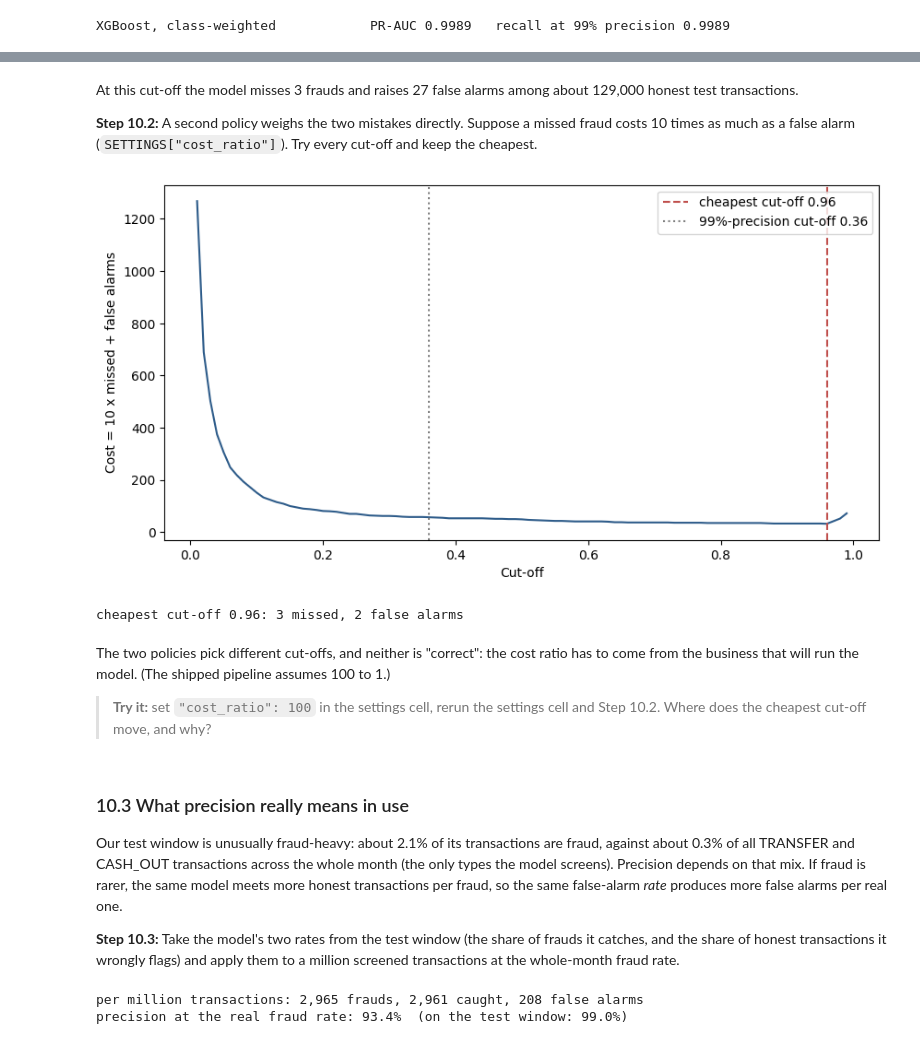
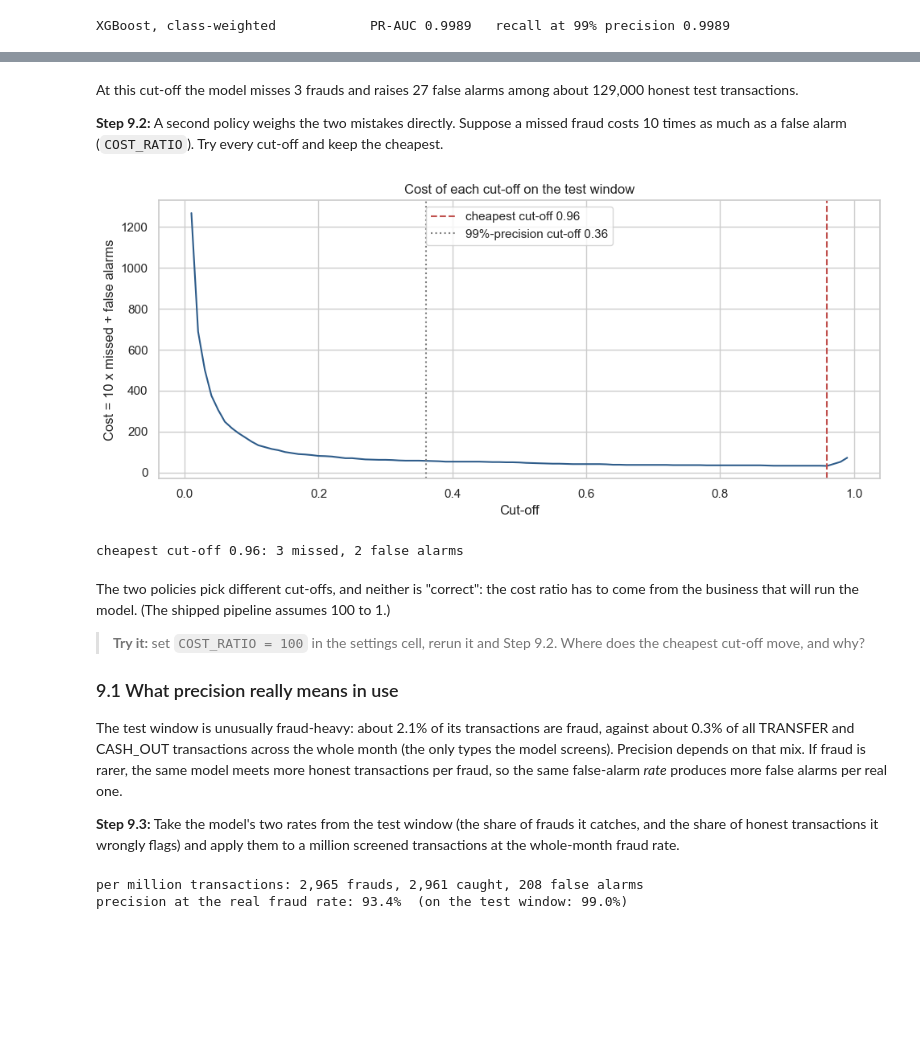
Before and after one commit to alvenyuka/Fraud-Detection-System, a Jupyter notebook: Fraud_Detection_System.ipynb, the cells around one changed output, grey strips where cells are left out. Saved outputs shown, nothing was run; the diff lists cells and outputs as text; code cells hidden in the pictures; blank space fills up the shorter version.

```diff
--- a/Fraud_Detection_System.ipynb
+++ b/Fraud_Detection_System.ipynb
@@ -250,10 +426,0 @@ missing values directly.
-# %%
-features.loc[zero_pair, ["oldBalanceDest", "newBalanceDest"]] = -1
-
-orig_zero_pair = (features["oldBalanceOrig"] == 0) & (features["newBalanceOrig"] == 0) & (features["amount"] > 0)
-features.loc[orig_zero_pair, ["oldBalanceOrig", "newBalanceOrig"]] = np.nan
-
-features["errorBalanceOrig"] = features["newBalanceOrig"] + features["amount"] - features["oldBalanceOrig"]
-features["errorBalanceDest"] = features["oldBalanceDest"] + features["amount"] - features["newBalanceDest"]
-
-features.loc[[2, 3], ["amount", "errorBalanceOrig", "errorBalanceDest"]]
@@ -388,0 +431,4 @@ recall we can get while keeping precision at or above 99%.
+# %%
+features.loc[recipient_zero_pair, ["oldBalanceDest", "newBalanceDest"]] = -1
+features.loc[sender_zero_pair, ["oldBalanceOrig", "newBalanceOrig"]] = np.nan
+print(f"recipient balances marked -1: {int(recipient_zero_pair.sum()):,}   sender balances set to NaN: {int(sender_zero_pair.sum()):,}")
@@ -388,0 +540,8 @@ recall we can get while keeping precision at or above 99%.
+# %%
+train_mask = features["step"] <= SPLIT_STEP
+
+X_train, y_train = features.loc[train_mask, MODEL_COLS], target[train_mask]
+X_test, y_test = features.loc[~train_mask, MODEL_COLS], target[~train_mask]
+
+print(f"training: {len(X_train):>9,} transactions, fraud rate {y_train.mean():.2%}, {int(y_train.sum()):,} frauds")
+print(f"test:     {len(X_test):>9,} transactions, fraud rate {y_test.mean():.2%}, {int(y_test.sum()):,} frauds")
@@ -388,0 +570,7 @@ recall we can get while keeping precision at or above 99%.
+# %%
+from sklearn.tree import DecisionTreeClassifier, export_text
+
+tree_cols = ["errorBalanceOrig", "errorBalanceDest"]
+tree = DecisionTreeClassifier(max_depth=2, class_weight="balanced", random_state=SEED)
+tree.fit(X_train[tree_cols].fillna(0), y_train)
+print(export_text(tree, feature_names=tree_cols))
@@ -468,41 +742,47 @@ actually fraud                3           2751
 At this cut-off the model misses 3 frauds and raises 27 false alarms among about 129,000 honest test
 transactions.
 
-**Step 10.2:** A second policy weighs the two mistakes directly. Suppose a missed fraud costs 10 times as much as
-a false alarm (`SETTINGS["cost_ratio"]`). Try every cut-off and keep the cheapest.
+**Step 9.2:** A second policy weighs the two mistakes directly. Suppose a missed fraud costs 10 times as much as
+a false alarm (`COST_RATIO`). Try every cut-off and keep the cheapest.
 # %%
 cutoffs = np.linspace(0.01, 0.99, 99)
 missed = np.array([int(((xgb_scores < c) & (y_test == 1)).sum()) for c in cutoffs])
 false_alarms = np.array([int(((xgb_scores >= c) & (y_test == 0)).sum()) for c in cutoffs])
-cost = SETTINGS["cost_ratio"] * missed + false_alarms
+cost = COST_RATIO * missed + false_alarms
 cheapest = int(cost.argmin())
 
-plt.plot(cutoffs, cost, color="#2e5c8a")
-plt.axvline(cutoffs[cheapest], color="#c0504d", linestyle="--", label=f"cheapest cut-off {cutoffs[cheapest]:.2f}")
-plt.axvline(operating_threshold, color="gray", linestyle=":", label=f"99%-precision cut-off {operating_threshold:.2f}")
-plt.xlabel("Cut-off"); plt.ylabel(f"Cost = {SETTINGS['cost_ratio']} x missed + false alarms"); plt.legend()
+fig, ax = plt.subplots(figsize=(10, 4.5))
+ax.plot(cutoffs, cost, color="#2e5c8a")
+ax.axvline(cutoffs[cheapest], color="#c0504d", linestyle="--", label=f"cheapest cut-off {cutoffs[cheapest]:.2f}")
+ax.axvline(operating_threshold, color="gray", linestyle=":", label=f"99%-precision cut-off {operating_threshold:.2f}")
+ax.set_xlabel("Cut-off")
+ax.set_ylabel(f"Cost = {COST_RATIO} x missed + false alarms")
+ax.set_title("Cost of each cut-off on the test window")
+ax.legend()
+plt.tight_layout()
+plt.savefig("figs/cost_curve.png", dpi=150, bbox_inches="tight")
 plt.show()
 print(f"cheapest cut-off {cutoffs[cheapest]:.2f}: {missed[cheapest]} missed, {false_alarms[cheapest]} false alarms")
 # %% [output]
-[figure, old version]
+[figure, new version]
 cheapest cut-off 0.96: 3 missed, 2 false alarms
 # %% [markdown]
 The two policies pick different cut-offs, and neither is "correct": the cost ratio has to come from the
 business that will run the model. (The shipped pipeline assumes 100 to 1.)
 
-> **Try it:** set `"cost_ratio": 100` in the settings cell, rerun the settings cell and Step 10.2. Where does the
-> cheapest cut-off move, and why?
+> **Try it:** set `COST_RATIO = 100` in the settings cell, rerun it and Step 9.2. Where does the cheapest
+> cut-off move, and why?
+
+### 9.1 What precision really means in use
+
+The test window is unusually fraud-heavy: about 2.1% of its transactions are fraud, against about 0.3% of all
+TRANSFER and CASH_OUT transactions across the whole month (the only types the model screens). Precision depends
+on that mix. If fraud is rarer, the same model meets more honest transactions per fraud, so the same
+false-alarm *rate* produces more false alarms per real one.
+
+**Step 9.3:** Take the model's two rates from the test window (the share of frauds it catches, and the share of
+honest transactions it wrongly flags) and apply them to a million screened transactions at the whole-month
+fraud rate.
-# %% [markdown]
-### 10.3 What precision really means in use
-
-Our test window is unusually fraud-heavy: about 2.1% of its transactions are fraud, against about 0.3% of all
-TRANSFER and CASH_OUT transactions across the whole month (the only types the model screens). Precision depends
-on that mix. If fraud is rarer, the same model meets more honest transactions per
-fraud, so the same false-alarm *rate* produces more false alarms per real one.
-
-**Step 10.3:** Take the model's two rates from the test window (the share of frauds it catches, and the share of
-honest transactions it wrongly flags) and apply them to a million screened transactions at the whole-month
-fraud rate.
 # %%
 catch_rate = cm[1, 1] / cm[1].sum()            # share of frauds flagged
 false_alarm_rate = cm[0, 1] / cm[0].sum()      # share of honest transactions flagged
```
Also changed, not shown: parts of 126 cells of this notebook, 17 other files.
